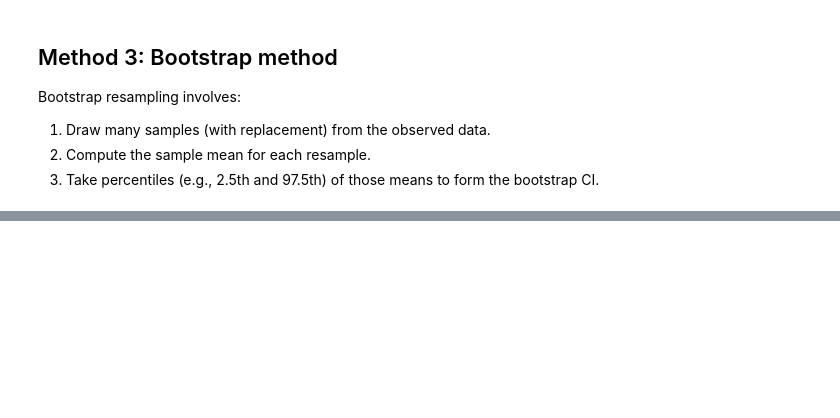
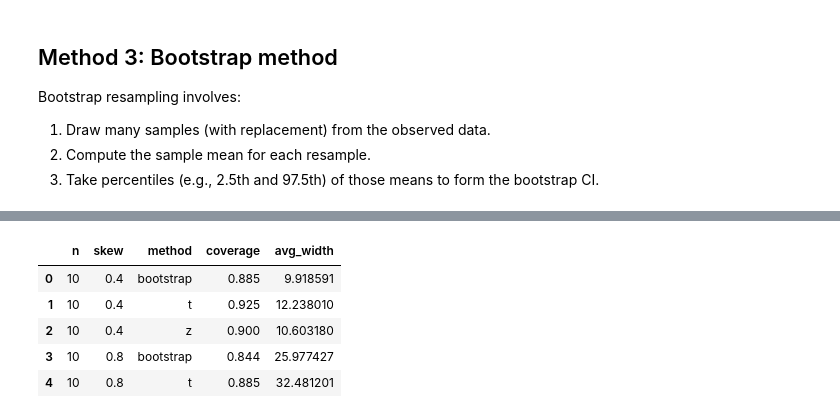
Before and after one commit to davidzhao1015/mean-interval-estimators-benchmark, a Jupyter notebook: interval-estimate-mean-benchmark_20250509_DZ.ipynb, the cells around one changed output, grey strips where cells are left out. Cells and saved outputs as stored; diff of their text form; code cells hidden in the pictures; blank space fills up the shorter version.

```diff
--- a/interval-estimate-mean-benchmark_20250509_DZ.ipynb
+++ b/interval-estimate-mean-benchmark_20250509_DZ.ipynb
@@ -147,0 +193,38 @@ print(f"Bootstrap 95% CI for mean: ({ci_lower:.2f}, {ci_upper:.2f})")
+# %%
+for skew in skew_levels:
+    mu = np.log(20)
+    for n in sample_sizes:
+        population = np.random.lognormal(mean=mu, sigma=skew, size=100000)
+        true_mean = np.mean(population)
+
+        for _ in tqdm.tqdm(range(n_reps), desc=f"σ={skew}, n={n}"):
+            sample = np.random.choice(population, size=n, replace=False)
+
+            # t-CI
+            t_low, t_high = ci_t(sample)
+            # z-CI
+            z_low, z_high = ci_z(sample)
+            # bootstrap-CI
+            b_low, b_high = ci_bootstrap(sample)
+
+            results += [
+                {"n": n, "skew": skew, "method": "t", "contains_mean": t_low <= true_mean <= t_high, "width": t_high - t_low},
+                {"n": n, "skew": skew, "method": "z", "contains_mean": z_low <= true_mean <= z_high, "width": z_high - z_low},
+                {"n": n, "skew": skew, "method": "bootstrap", "contains_mean": b_low <= true_mean <= b_high, "width": b_high - b_low}
+            ]
+
+# Summary
+df = pd.DataFrame(results)
+summary = df.groupby(["n", "skew", "method"]).agg(
+    coverage = ("contains_mean", "mean"),
+    avg_width = ("width", "mean")
+).reset_index()
+# %%
+summary.head()
+# %% [output]
+|  | n | skew | method | coverage | avg_width |
+| 0 | 10 | 0.4 | bootstrap | 0.885 | 9.918591 |
+| 1 | 10 | 0.4 | t | 0.925 | 12.238010 |
+| 2 | 10 | 0.4 | z | 0.900 | 10.603180 |
+| 3 | 10 | 0.8 | bootstrap | 0.844 | 25.977427 |
+| 4 | 10 | 0.8 | t | 0.885 | 32.481201 |
```
Also changed, not shown: parts of 16 cells of this notebook, 2 other files.
